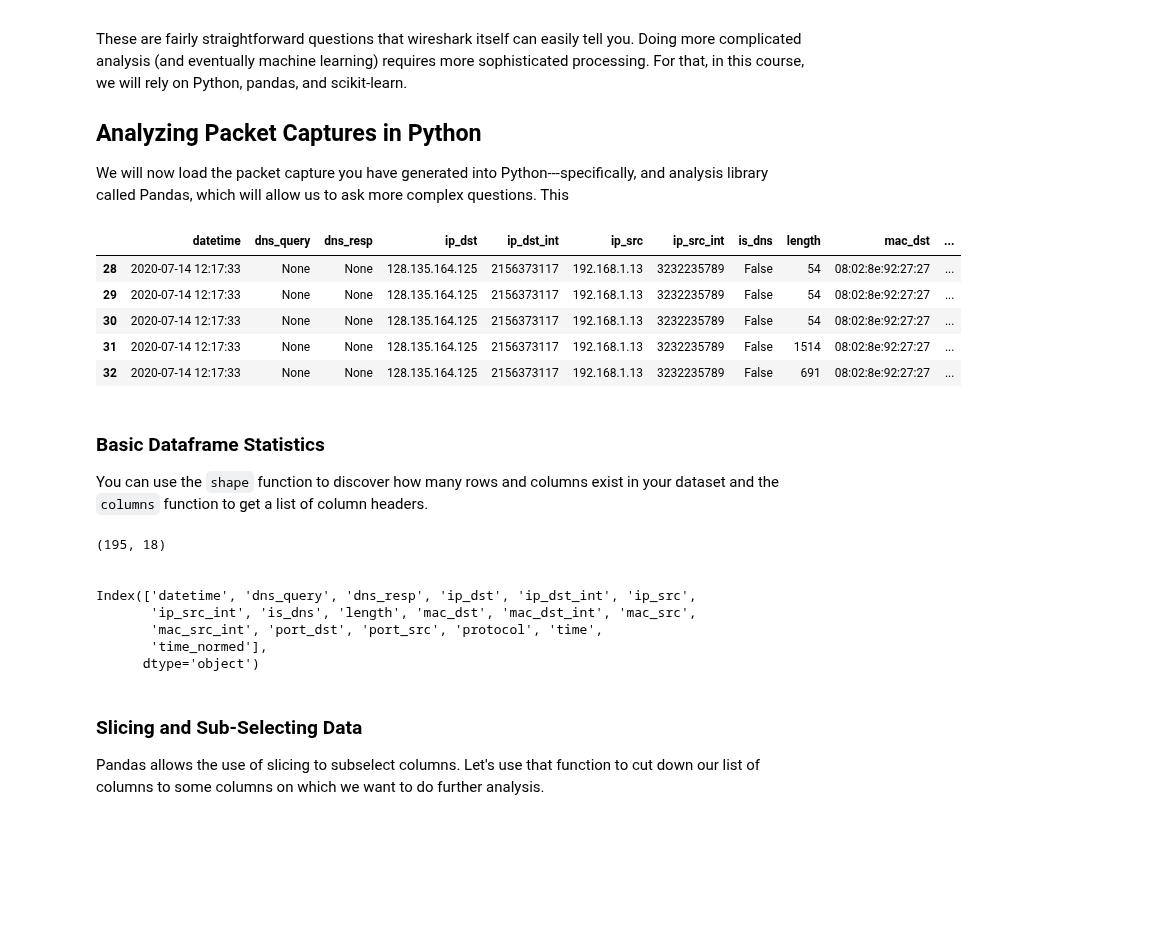
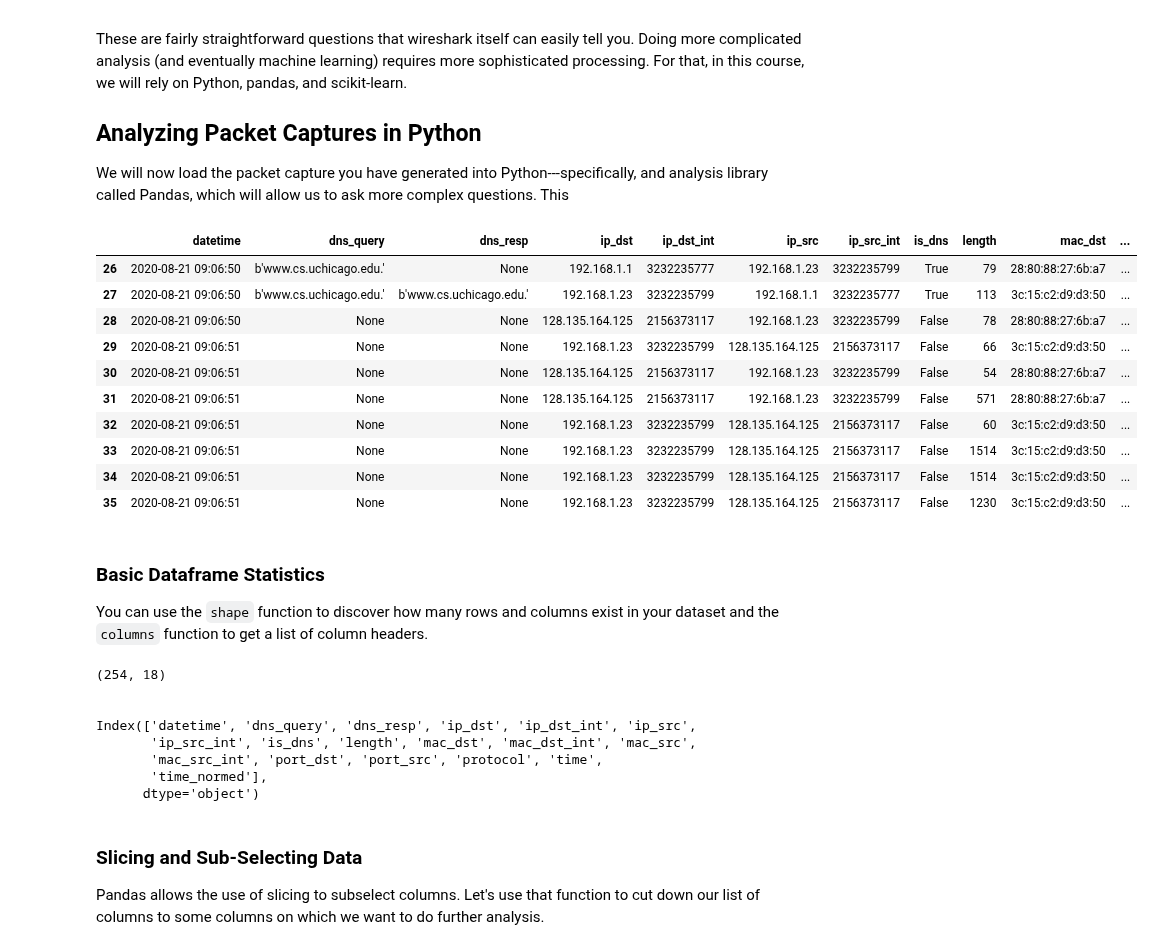
Before and after one commit to noise-lab/ml-networking, a Jupyter notebook: notebooks/0-Packet Capture Analysis.ipynb, the cells around one changed output. Cells and saved outputs as stored; diff of their text form; code cells hidden in the pictures; blank space fills up the shorter version.

```diff
--- a/notebooks/0-Packet Capture Analysis.ipynb
+++ b/notebooks/0-Packet Capture Analysis.ipynb
@@ -32,26 +32,32 @@ We will now load the packet capture you have generated into Python---specificall
 # %%
 import pandas as pd
 from datetime import datetime, timezone
 
 # Allow us to load modules from the parent directory
 import sys
 sys.path.append("../lib")
 from parse_pcap import pcap_to_pandas, send_rates
 
 # Insert your own packet capture here.
 
-#pcap = pcap_to_pandas('/tmp/example-20200523.pcap')
-pcap = pcap_to_pandas('../pcaps/uchicagocs-web-20200714.pcap')
+#pcap = pcap_to_pandas('../pcaps/uchicagocs-web-20200714.pcap')
+pcap = pcap_to_pandas('../pcaps/uchicagocs-web-20200821.pcap')
 
 # look at the first n rows of the packet capture
-pcap.loc[28:,:].head(5)
+pcap = pcap.loc[26:,:]
+pcap.head(10)
 # %% [output]
 |  | datetime | dns_query | dns_resp | ip_dst | ip_dst_int | ip_src | ip_src_int | is_dns | length | mac_dst | ... |
-| 28 | 2020-07-14 12:17:33 | None | None | 128.135.164.125 | 2156373117 | 192.168.1.13 | 3232235789 | False | 54 | 08:02:8e:92:27:27 | ... |
-| 29 | 2020-07-14 12:17:33 | None | None | 128.135.164.125 | 2156373117 | 192.168.1.13 | 3232235789 | False | 54 | 08:02:8e:92:27:27 | ... |
-| 30 | 2020-07-14 12:17:33 | None | None | 128.135.164.125 | 2156373117 | 192.168.1.13 | 3232235789 | False | 54 | 08:02:8e:92:27:27 | ... |
-| 31 | 2020-07-14 12:17:33 | None | None | 128.135.164.125 | 2156373117 | 192.168.1.13 | 3232235789 | False | 1514 | 08:02:8e:92:27:27 | ... |
-| 32 | 2020-07-14 12:17:33 | None | None | 128.135.164.125 | 2156373117 | 192.168.1.13 | 3232235789 | False | 691 | 08:02:8e:92:27:27 | ... |
+| 26 | 2020-08-21 09:06:50 | b'www.cs.uchicago.edu.' | None | 192.168.1.1 | 3232235777 | 192.168.1.23 | 3232235799 | True | 79 | 28:80:88:27:6b:a7 | ... |
+| 27 | 2020-08-21 09:06:50 | b'www.cs.uchicago.edu.' | b'www.cs.uchicago.edu.' | 192.168.1.23 | 3232235799 | 192.168.1.1 | 3232235777 | True | 113 | 3c:15:c2:d9:d3:50 | ... |
+| 28 | 2020-08-21 09:06:50 | None | None | 128.135.164.125 | 2156373117 | 192.168.1.23 | 3232235799 | False | 78 | 28:80:88:27:6b:a7 | ... |
+| 29 | 2020-08-21 09:06:51 | None | None | 192.168.1.23 | 3232235799 | 128.135.164.125 | 2156373117 | False | 66 | 3c:15:c2:d9:d3:50 | ... |
+| 30 | 2020-08-21 09:06:51 | None | None | 128.135.164.125 | 2156373117 | 192.168.1.23 | 3232235799 | False | 54 | 28:80:88:27:6b:a7 | ... |
+| 31 | 2020-08-21 09:06:51 | None | None | 128.135.164.125 | 2156373117 | 192.168.1.23 | 3232235799 | False | 571 | 28:80:88:27:6b:a7 | ... |
+| 32 | 2020-08-21 09:06:51 | None | None | 192.168.1.23 | 3232235799 | 128.135.164.125 | 2156373117 | False | 60 | 3c:15:c2:d9:d3:50 | ... |
+| 33 | 2020-08-21 09:06:51 | None | None | 192.168.1.23 | 3232235799 | 128.135.164.125 | 2156373117 | False | 1514 | 3c:15:c2:d9:d3:50 | ... |
+| 34 | 2020-08-21 09:06:51 | None | None | 192.168.1.23 | 3232235799 | 128.135.164.125 | 2156373117 | False | 1514 | 3c:15:c2:d9:d3:50 | ... |
+| 35 | 2020-08-21 09:06:51 | None | None | 192.168.1.23 | 3232235799 | 128.135.164.125 | 2156373117 | False | 1230 | 3c:15:c2:d9:d3:50 | ... |
 # %% [markdown]
 ### Basic Dataframe Statistics
 
@@ -60,7 +66,7 @@ You can use the `shape` function to discover how many rows and columns exist in
 print('{}\n\n'.format(pcap.shape))
 print(pcap.columns)
 # %% [output]
-(195, 18)
+(254, 18)
 
 
 Index(['datetime', 'dns_query', 'dns_resp', 'ip_dst', 'ip_dst_int', 'ip_src',
```
Also changed, not shown: parts of 7 cells of this notebook, 1 other file.
